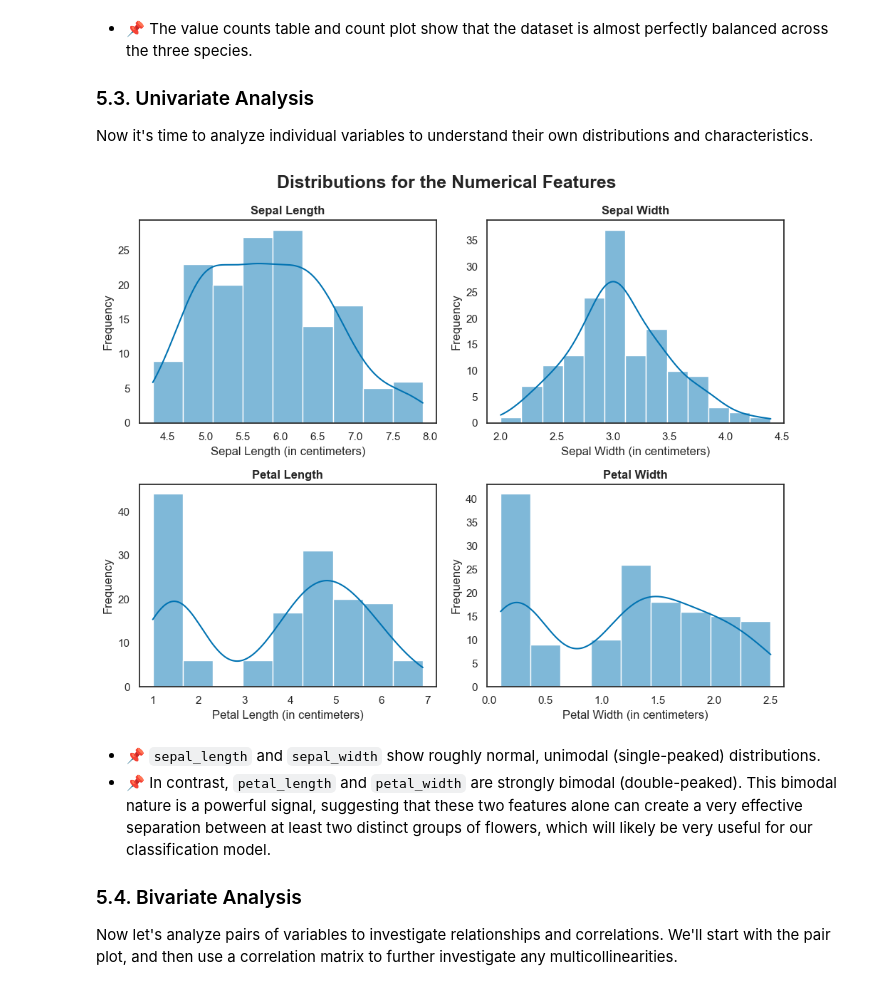
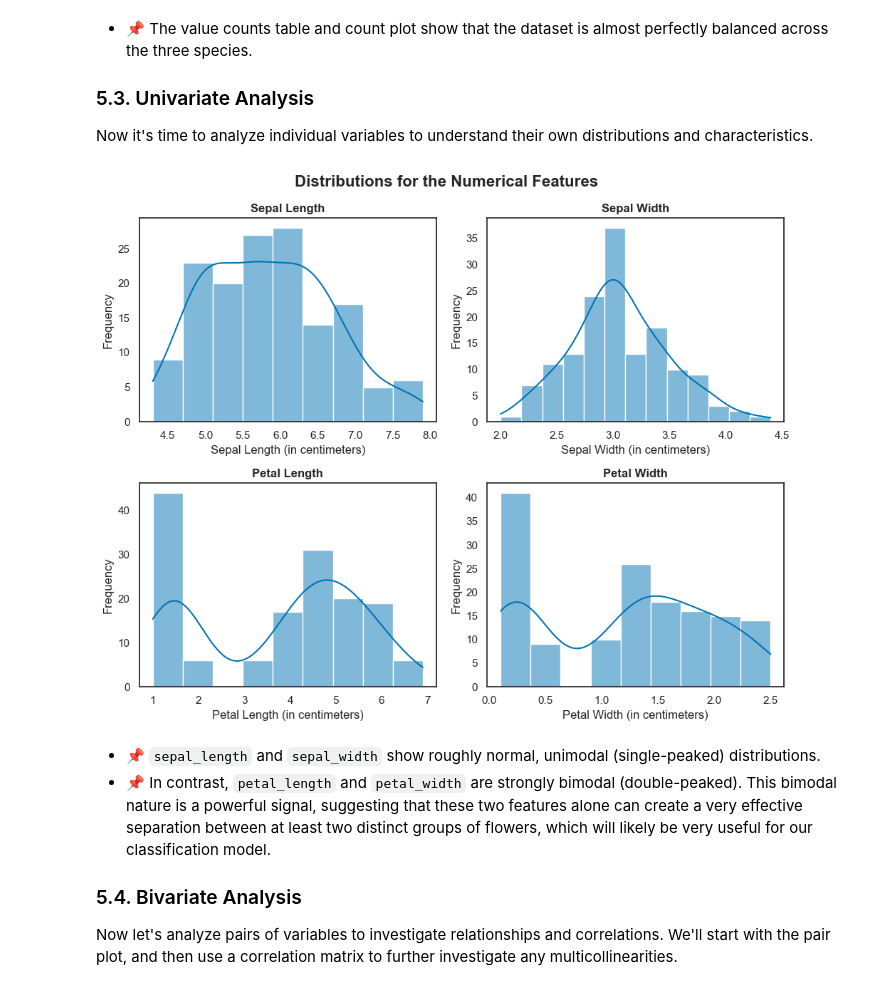
Before and after one commit to ibrahim-kocyigit/kocyigit-dsml, a Jupyter notebook: 03_specializations/02_machine_learning_with_python/03_non-linear_and_ensemble_models/07_multi_class_classification_lab.ipynb, the cells around one changed output. Saved outputs shown, nothing was run; the diff lists cells and outputs as text; code cells hidden in the pictures.

```diff
--- a/03_specializations/02_machine_learning_with_python/03_non-linear_and_ensemble_models/07_multi_class_classification_lab.ipynb
+++ b/03_specializations/02_machine_learning_with_python/03_non-linear_and_ensemble_models/07_multi_class_classification_lab.ipynb
@@ -182,7 +184,7 @@ interim_data_dir = Path("../data/interim")
 interim_data_dir.mkdir(parents=True, exist_ok=True)
 
 # Define the file path and save the transformed DataFrame
-interim_data_path = interim_data_dir / "iris_multi_class_interim_v1.parquet"
+interim_data_path = interim_data_dir / "iris_multi-class_interim_v1.parquet"
 interim_df.to_parquet(interim_data_path, index=False)
 # %% [markdown]
 ### 4.4. Verification
@@ -312,32 +313,32 @@ plt.show()
 Now it's time to analyze individual variables to understand their own distributions and characteristics.
 # %%
 fig, axs = plt.subplots(2,2, figsize=(10, 8))
-fig.suptitle("Distributions for the Numerical Features", fontweight="bold", fontsize=18)
+fig.suptitle("Distributions for the Numerical Features", fontweight="bold", fontsize=16)
 
 sns.histplot(iris_df, x="sepal_length", ax=axs[0, 0], kde=True)
 axs[0, 0].set_title("Sepal Length", fontweight="bold")
 axs[0, 0].set_xlabel("Sepal Length (in centimeters)")
 axs[0, 0].set_ylabel("Frequency")
 
 sns.histplot(iris_df, x="sepal_width", ax=axs[0, 1], kde=True)
 axs[0, 1].set_title("Sepal Width", fontweight="bold")
 axs[0, 1].set_xlabel("Sepal Width (in centimeters)")
 axs[0, 1].set_ylabel("Frequency")
 
 sns.histplot(iris_df, x="petal_length", ax=axs[1, 0], kde=True)
 axs[1, 0].set_title("Petal Length", fontweight="bold")
 axs[1, 0].set_xlabel("Petal Length (in centimeters)")
 axs[1, 0].set_ylabel("Frequency")
 
 sns.histplot(iris_df, x="petal_width", ax=axs[1, 1], kde=True)
 axs[1, 1].set_title("Petal Width", fontweight="bold")
 axs[1, 1].set_xlabel("Petal Width (in centimeters)")
 axs[1, 1].set_ylabel("Frequency")
 
 plt.tight_layout()
 plt.show()
 # %% [output]
-[figure, old version]
+[figure, new version]
 # %% [markdown]
 * 📌 `sepal_length` and `sepal_width` show roughly normal, unimodal (single-peaked) distributions.
 * 📌 In contrast, `petal_length` and `petal_width` are strongly bimodal (double-peaked). This bimodal nature is a powerful signal, suggesting that these two features alone can create a very effective separation between at least two distinct groups of flowers, which will likely be very useful for our classification model.
```
Also changed, not shown: parts of 15 cells of this notebook.
